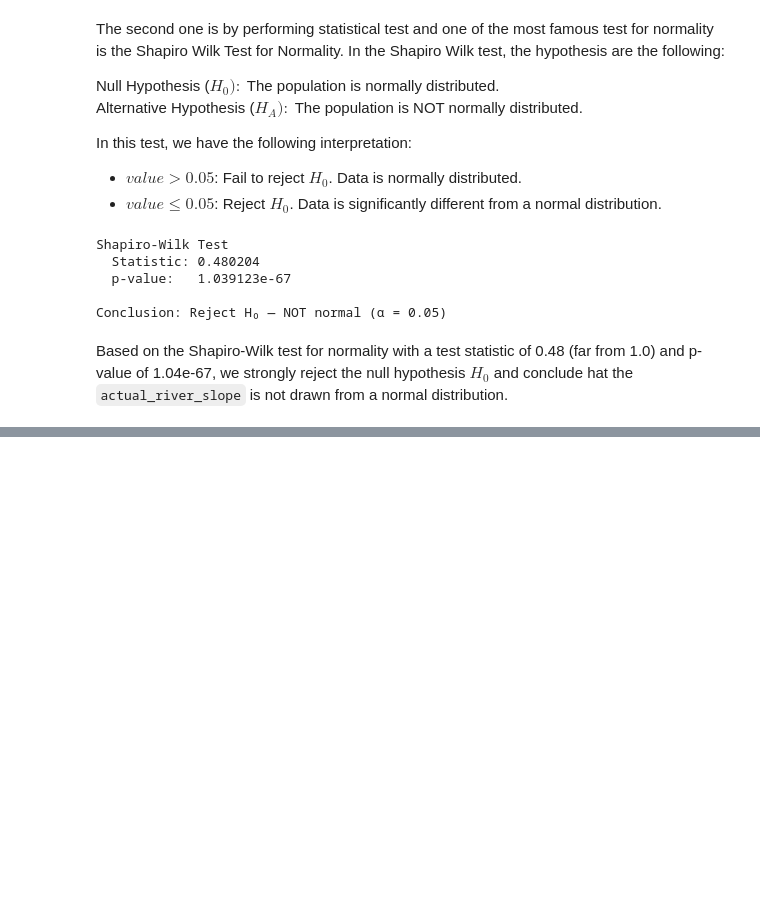
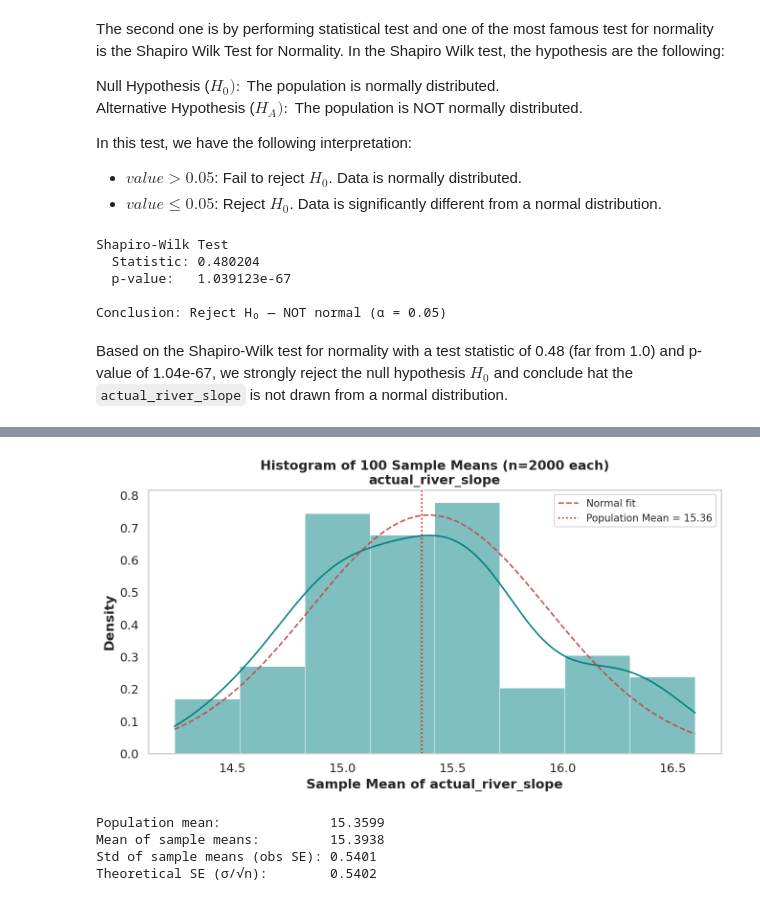
Before and after one commit to dgonzales1222/greends_avcad_exercises, a Jupyter notebook: exercise_04/avcad_exer04_dgonzales.ipynb, the cells around one changed output, grey strips where cells are left out. Cells and saved outputs as stored; diff of their text form; code cells hidden in the pictures; blank space fills up the shorter version.

```diff
--- a/exercise_04/avcad_exer04_dgonzales.ipynb
+++ b/exercise_04/avcad_exer04_dgonzales.ipynb
@@ -287,0 +290,18 @@ Based on the Shapiro-Wilk test for normality with a test statistic of 0.48 (far
+# %%
+# @title Get the list of mean for 100 samples with 2000 observations for `actual_river_slope`
+# Random Seed State (42)
+np.random.seed(42)
+
+# Calculate the Population Mean
+slope_pop = df2['Actual_river_slope'].dropna().values
+pop_mean = slope_pop.mean()
+
+# Draw 100 samples of 2000 observations with replacement
+n_samples = 100
+sample_size = 2000
+
+# For each of the 100 samples: randomly pick 2000 values (with replacement) and compute the mean
+sample_means = [np.mean(np.random.choice(slope_pop, size=sample_size, replace=True))
+                for _ in range(n_samples)]
+sample_means = np.array(sample_means)
+print(sample_means)
@@ -287,0 +326,31 @@ Based on the Shapiro-Wilk test for normality with a test statistic of 0.48 (far
+# %%
+# @title Create Histogram
+fig, ax = plt.subplots(figsize=(9, 5))
+sns.histplot(sample_means, kde=True, ax=ax, color='teal', stat="density",
+             alpha=0.5, edgecolor="white", linewidth=0.5)
+
+# Overlay normal fit
+x = np.linspace(sample_means.min(), sample_means.max(), 200)
+ax.plot(x, stats.norm.pdf(x, sample_means.mean(), sample_means.std()),
+        'r--', linewidth=1.5, label='Normal fit')
+ax.axvline(pop_mean, color='red', linestyle=':', linewidth=1.5,
+           label=f'Population Mean = {pop_mean:.2f}')
+
+ax.set_title("Histogram of 100 Sample Means (n=2000 each)\nactual_river_slope", fontsize=13)
+ax.set_xlabel("Sample Mean of actual_river_slope")
+ax.set_ylabel("Density")
+ax.legend(fontsize=10)
+ax.grid(False)
+plt.tight_layout()
+plt.show()
+
+print(f"Population mean:              {pop_mean:.4f}")
+print(f"Mean of sample means:         {sample_means.mean():.4f}")
+print(f"Std of sample means (obs SE): {sample_means.std():.4f}")
+print(f"Theoretical SE (σ/√n):        {slope_pop.std() / np.sqrt(sample_size):.4f}")
+# %% [output]
+[figure, added]
+Population mean:              15.3599
+Mean of sample means:         15.3938
+Std of sample means (obs SE): 0.5401
+Theoretical SE (σ/√n):        0.5402
```
Also changed, not shown: parts of 8 cells of this notebook.
